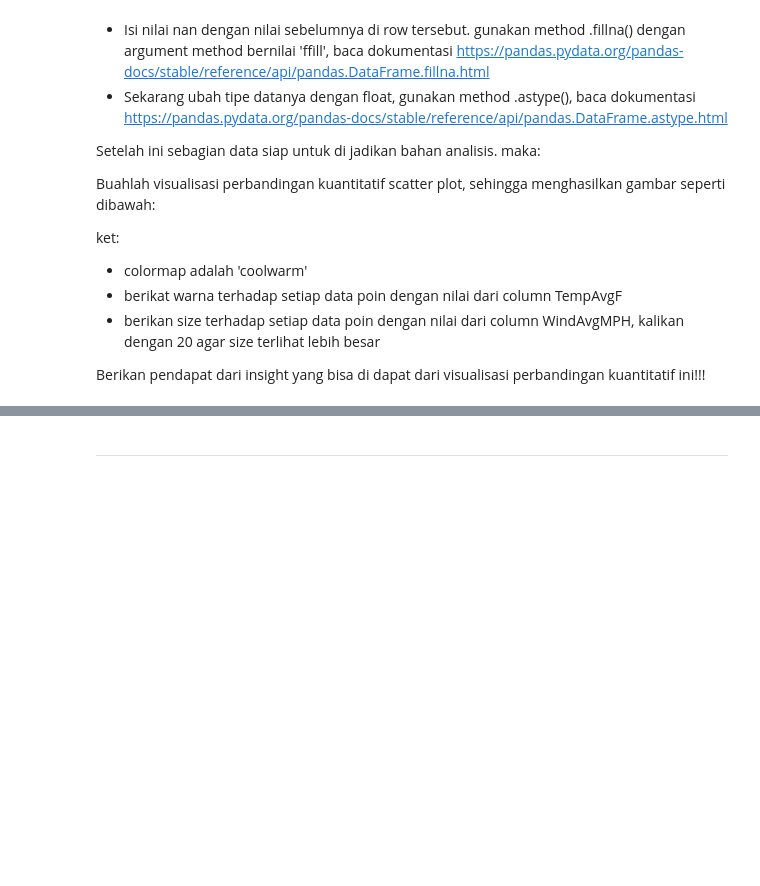
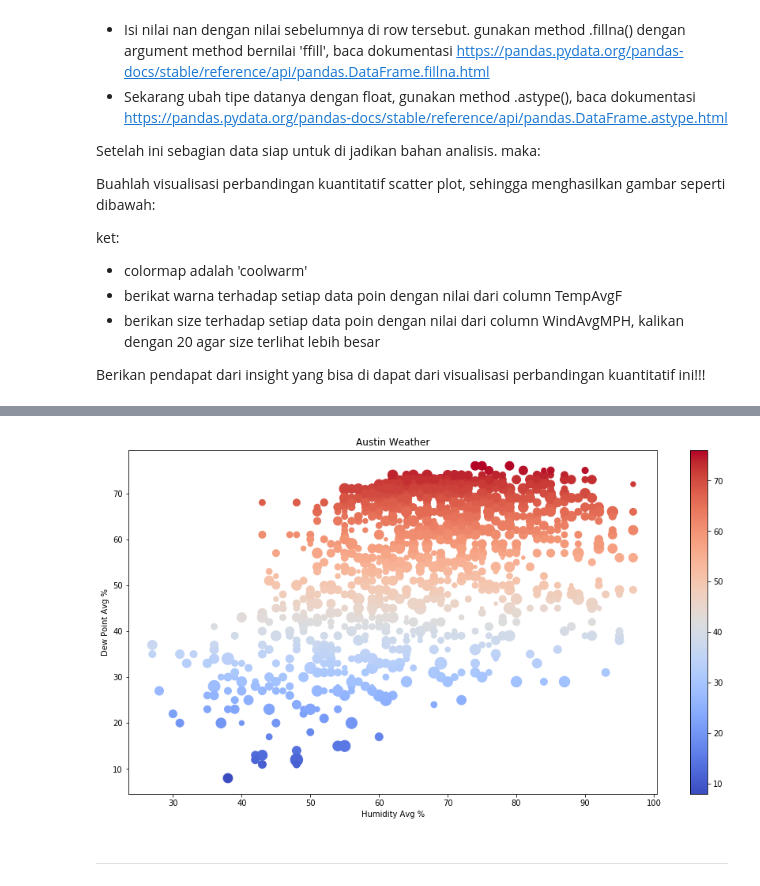
Before and after one commit to anggawp-learning/sanberlearn, a Jupyter notebook: Tugas Hari 4 Pekan 3_Angga Wahyu Pratama.ipynb, the cells around one changed output, grey strips where cells are left out. Drawn from its saved outputs; the diff is of its cells as text; code cells hidden in the pictures; blank space fills up the shorter version.

```diff
--- a/Tugas Hari 4 Pekan 3_Angga Wahyu Pratama.ipynb
+++ b/Tugas Hari 4 Pekan 3_Angga Wahyu Pratama.ipynb
@@ -68,3 +66,26 @@ Berikan pendapat dari insight yang bisa di dapat dari visualisasi perbandingan k
+# %%
+def preprocess (inp):
+    inp.replace('-',np.nan,inplace=True)
+    inp.fillna(method='ffill',inplace=True)
+    inp = inp.astype('float')
+    return inp
+
+df['DewPointAvgF'] = preprocess(df['DewPointAvgF'])
+df['HumidityAvgPercent'] = preprocess(df['HumidityAvgPercent'])
+df['WindAvgMPH'] = preprocess(df['WindAvgMPH'])
+df['TempAvgF'] = preprocess(df['TempAvgF'])
+
+fig, ax = plt.subplots(figsize = (15,8))
+scatter = ax.scatter(df['HumidityAvgPercent'],df['DewPointAvgF'],c=df['DewPointAvgF'],cmap='coolwarm',s=df['WindAvgMPH']*20)
+
+fig.colorbar(scatter)
+
+ax.set_xlabel('Humidity Avg %')
+ax.set_ylabel('Dew Point Avg %')
+ax.set_title('Austin Weather')
+plt.show()
+# %% [output]
+[figure, added]
 # %% [markdown]
 ---
 # %% [markdown]
```
Also changed, not shown: parts of 2 cells of this notebook.
